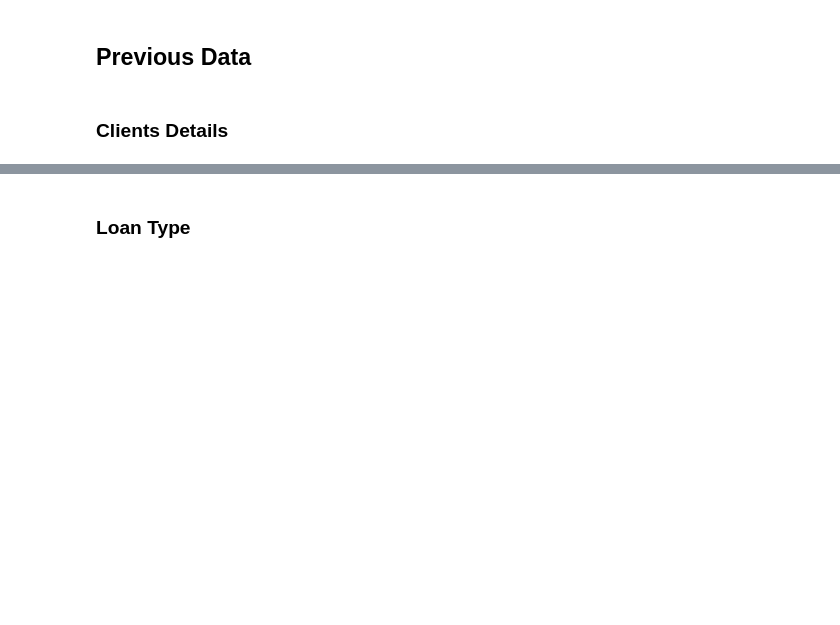
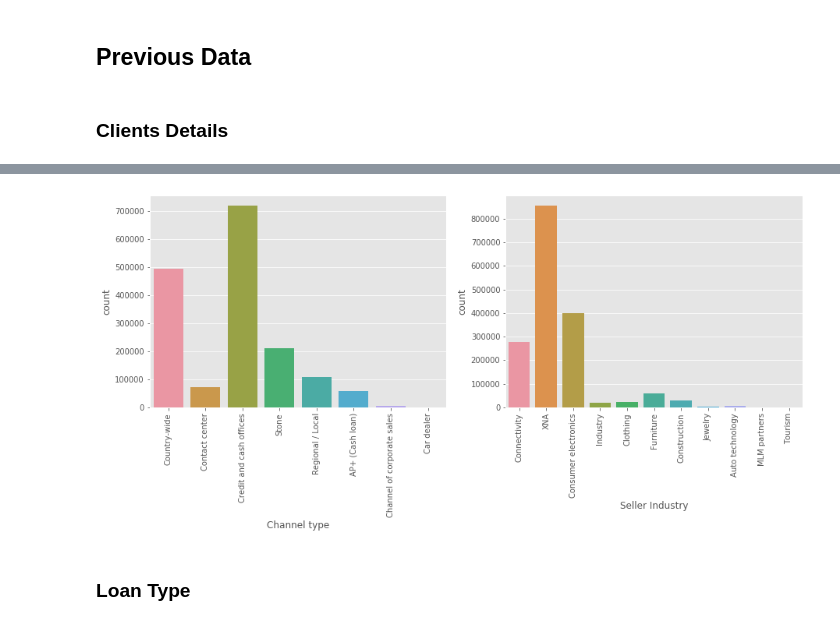
Before and after one commit to sunny0103/personal_project_kaggle, a Jupyter notebook: bank_loan/bank Loan EDA.ipynb, the cells around one changed output, grey strips where cells are left out. Drawn from its saved outputs; the diff is of its cells as text; code cells hidden in the pictures; blank space fills up the shorter version.

```diff
--- a/bank_loan/bank Loan EDA.ipynb
+++ b/bank_loan/bank Loan EDA.ipynb
@@ -691,3 +700,16 @@ plt.show()
+# %%
+plt.figure(figsize=(15,5))
+plt.subplot(121)
+sns.countplot(data=previousDF,x='CHANNEL_TYPE')
+plt.xticks(rotation=90)
+plt.xlabel('Channel type')
+plt.subplot(122)
+sns.countplot(data=previousDF,x='NAME_SELLER_INDUSTRY')
+plt.xticks(rotation=90)
+plt.xlabel('Seller Industry')
+plt.show()
+# %% [output]
+[figure, added]
 # %% [markdown]
 ### Loan Type
 # %%
```
Also changed, not shown: parts of 6 cells of this notebook.
